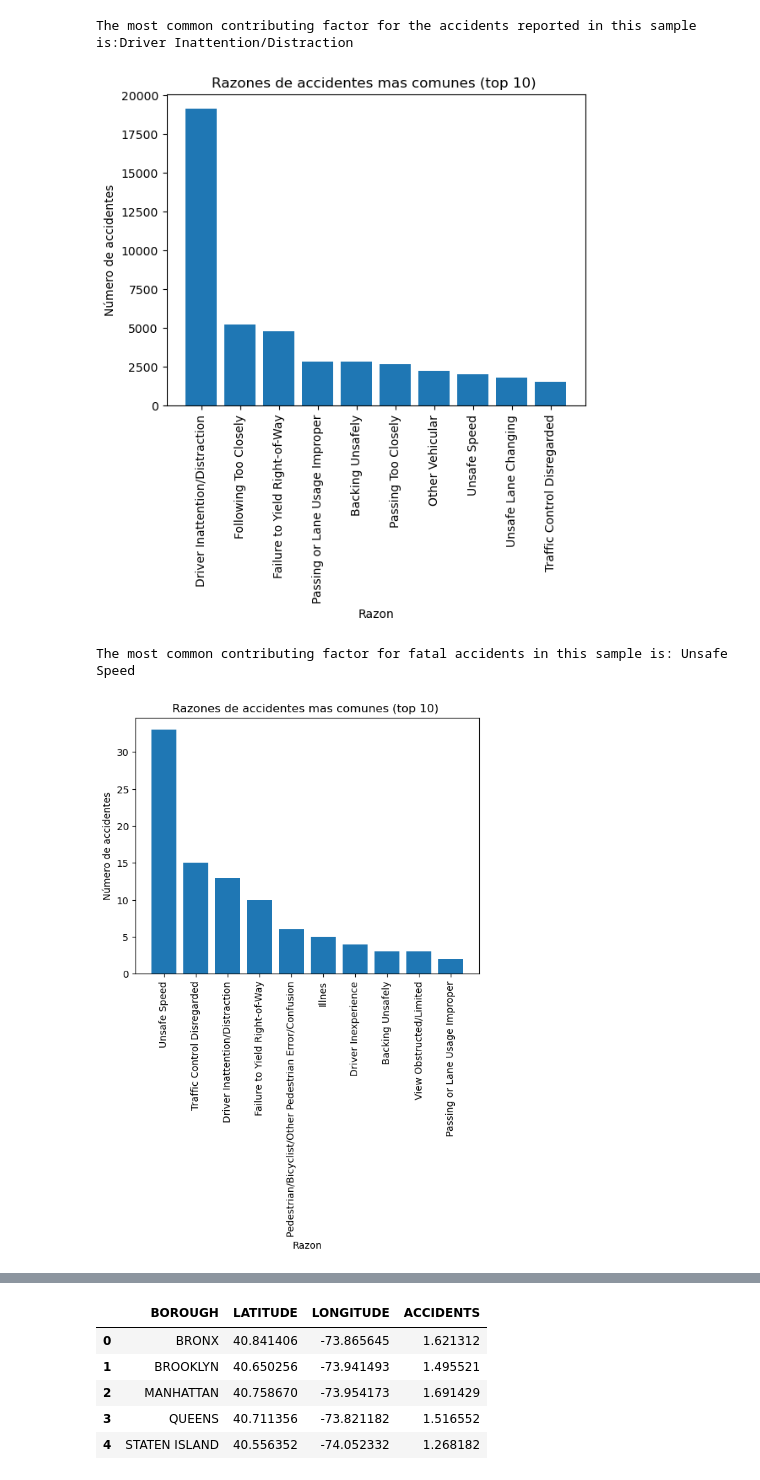
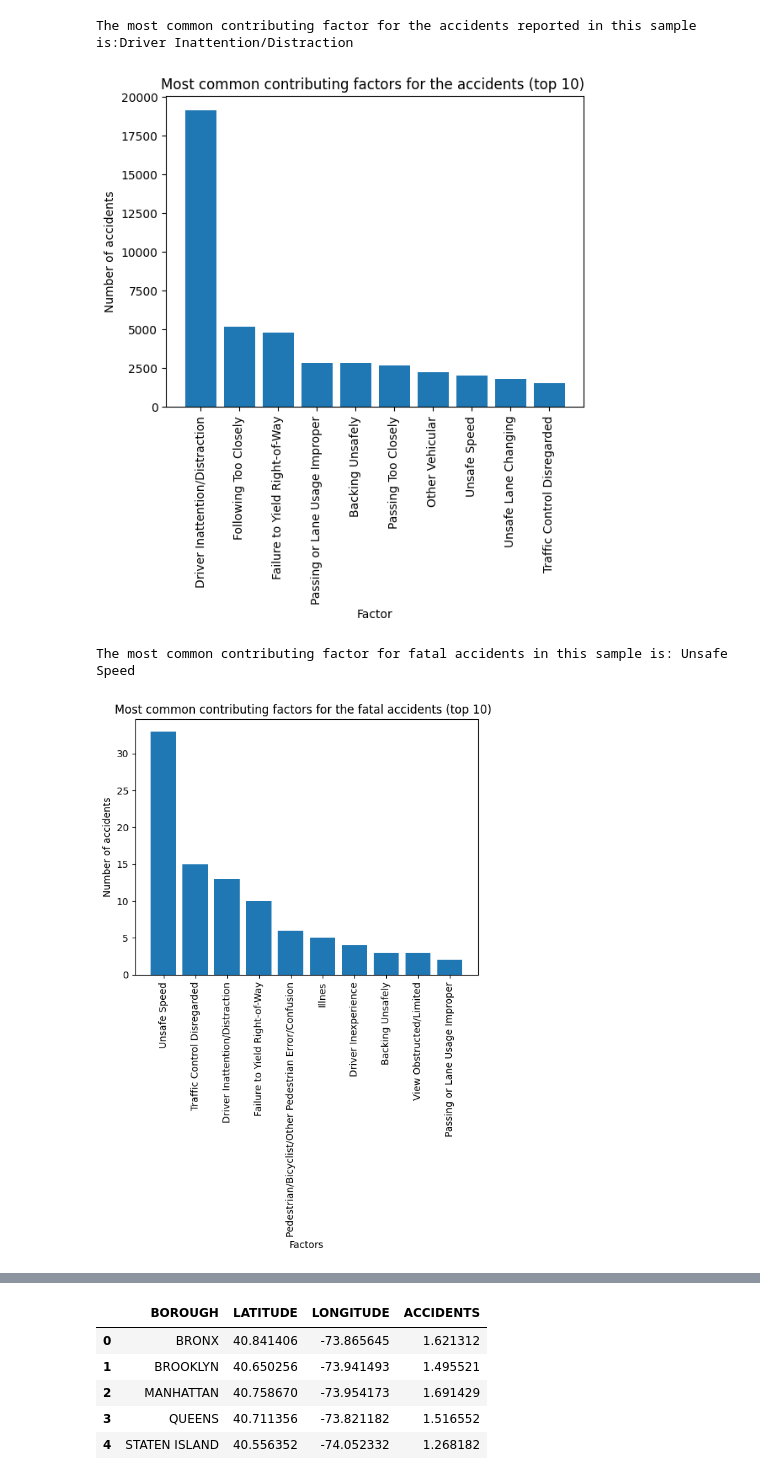
Before and after one commit to MAristegui/Data-playground, a Jupyter notebook: NYCAccidents/NYCAccidents.ipynb, the cells around one changed output, grey strips where cells are left out. Cells and saved outputs as stored; diff of their text form; code cells hidden in the pictures.

```diff
--- a/NYCAccidents/NYCAccidents.ipynb
+++ b/NYCAccidents/NYCAccidents.ipynb
@@ -127,13 +130,13 @@ The most common contributing factor for the accidents reported in this sample is
 # %%
 most_common_factor = df_filtered['CONTRIBUTING FACTOR VEHICLE 1'].value_counts()[:10]
 plt.bar(most_common_factor.index, most_common_factor.values)
-plt.title('Razones de accidentes mas comunes (top 10) ')
-plt.xlabel('Razon')
-plt.ylabel('Número de accidentes')
+plt.title('Most common contributing factors for the accidents (top 10) ')
+plt.xlabel('Factor')
+plt.ylabel('Number of accidents')
 plt.xticks(rotation=90)
 plt.show()
 # %% [output]
-[figure, old version]
+[figure, new version]
 # %%
 # What about for fatal accidents specifically?
 # %%
@@ -149,13 +152,13 @@ df_fatal_filtered = df_fatal[df_fatal['CONTRIBUTING FACTOR VEHICLE 1'] != 'Unspe
 most_common_factor = df_fatal_filtered['CONTRIBUTING FACTOR VEHICLE 1'].value_counts()[:10]
 # %%
 plt.bar(most_common_factor.index, most_common_factor.values)
-plt.title('Razones de accidentes mas comunes (top 10) ')
-plt.xlabel('Razon')
-plt.ylabel('Número de accidentes')
+plt.title('Most common contributing factors for the fatal accidents (top 10)  ')
+plt.xlabel('Factors')
+plt.ylabel('Number of accidents')
 plt.xticks(rotation=90)
 plt.show()
 # %% [output]
-[figure, old version]
+[figure, new version]
 # %%
 # Visualization of the geographic distribution of fatal accidents
 # %%
```
Also changed, not shown: parts of 3 cells of this notebook, 3 other files.
